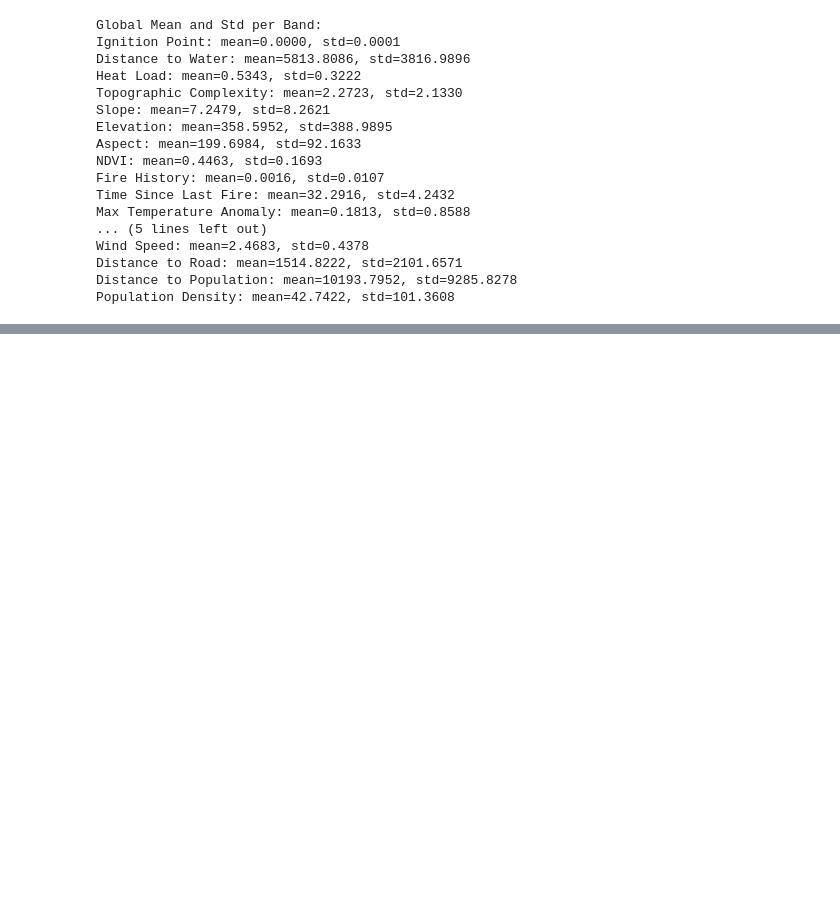
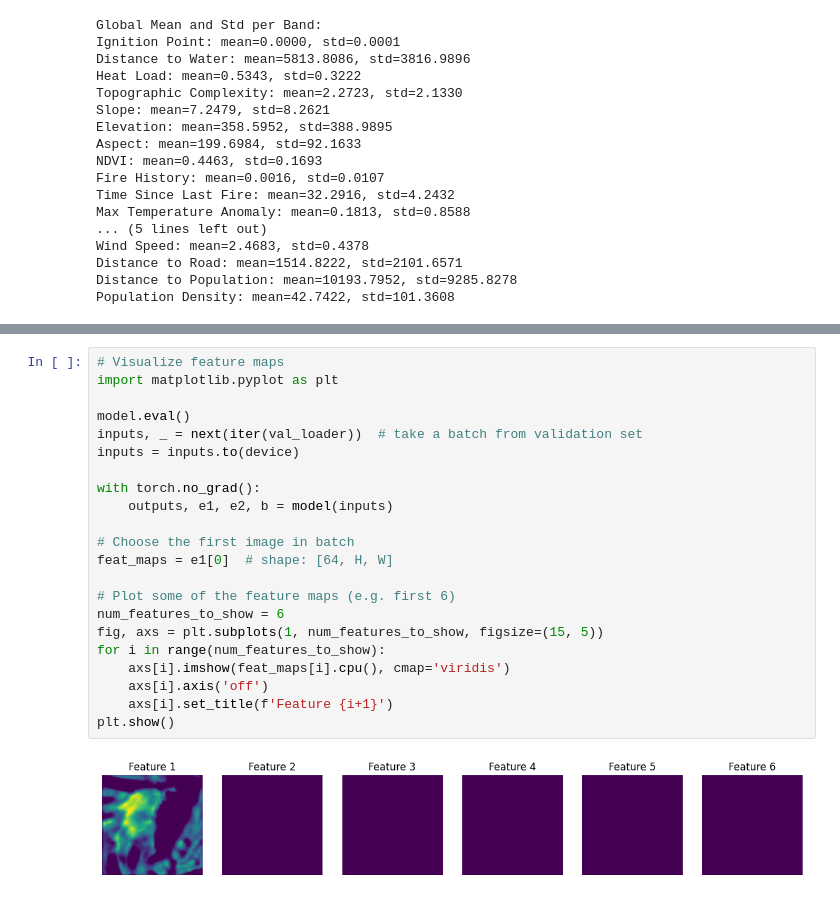
Before and after one commit to abbystokes/wildfire-risk-ml, a Jupyter notebook: model_training.ipynb, the cells around one changed output, grey strips where cells are left out. Saved outputs shown, nothing was run; the diff lists cells and outputs as text; blank space fills up the shorter version.

```diff
--- a/model_training.ipynb
+++ b/model_training.ipynb
@@ -426 +525,25 @@ visualize_predictions(model, val_loader, device)
+# %%
+# Visualize feature maps
+import matplotlib.pyplot as plt
+
+model.eval()
+inputs, _ = next(iter(val_loader))  # take a batch from validation set
+inputs = inputs.to(device)
+
+with torch.no_grad():
+    outputs, e1, e2, b = model(inputs)
+
+# Choose the first image in batch
+feat_maps = e1[0]  # shape: [64, H, W]
+
+# Plot some of the feature maps (e.g. first 6)
+num_features_to_show = 6
+fig, axs = plt.subplots(1, num_features_to_show, figsize=(15, 5))
+for i in range(num_features_to_show):
+    axs[i].imshow(feat_maps[i].cpu(), cmap='viridis')
+    axs[i].axis('off')
+    axs[i].set_title(f'Feature {i+1}')
+plt.show()
+# %% [output]
+[figure, added]
 # %%
```
Also changed, not shown: parts of 11 cells of this notebook, 2 other files.
